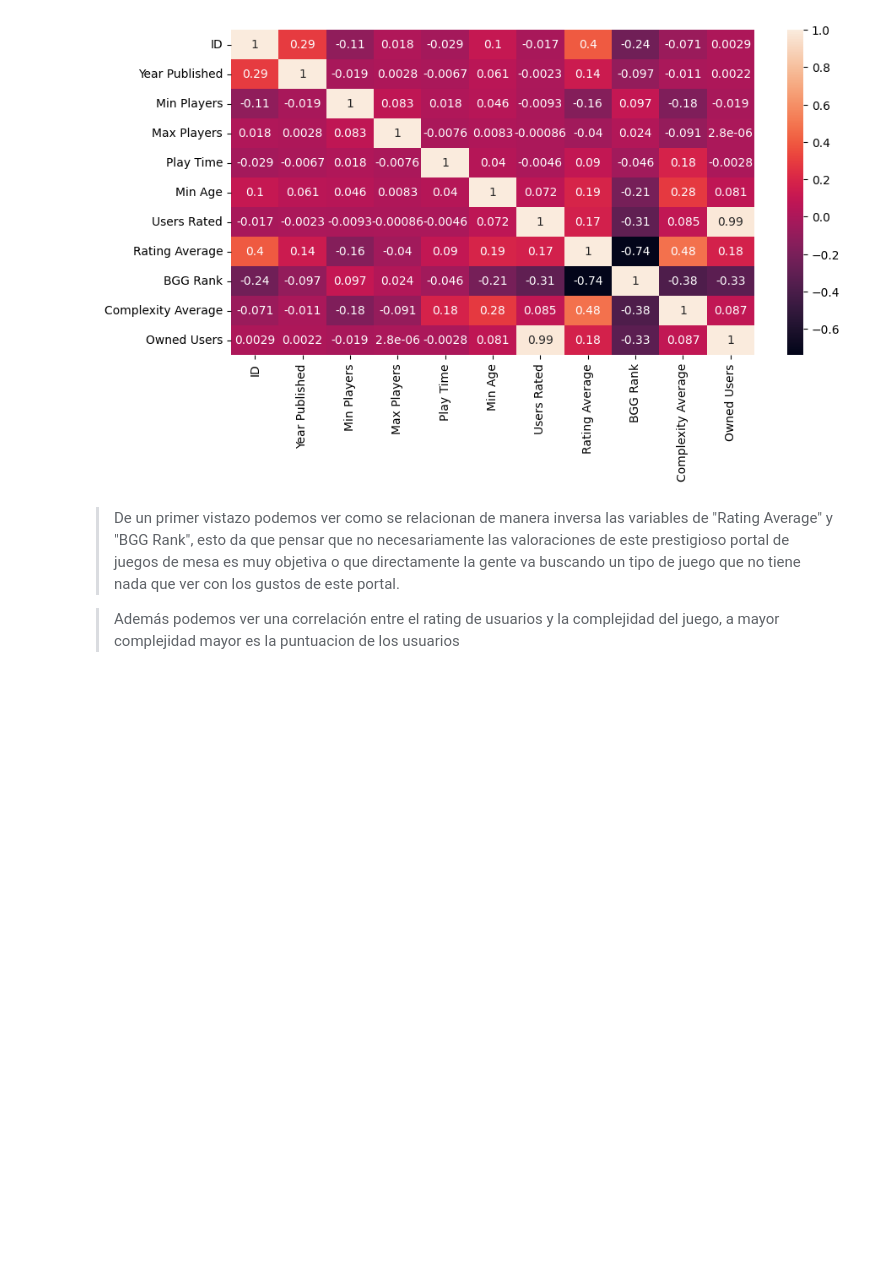
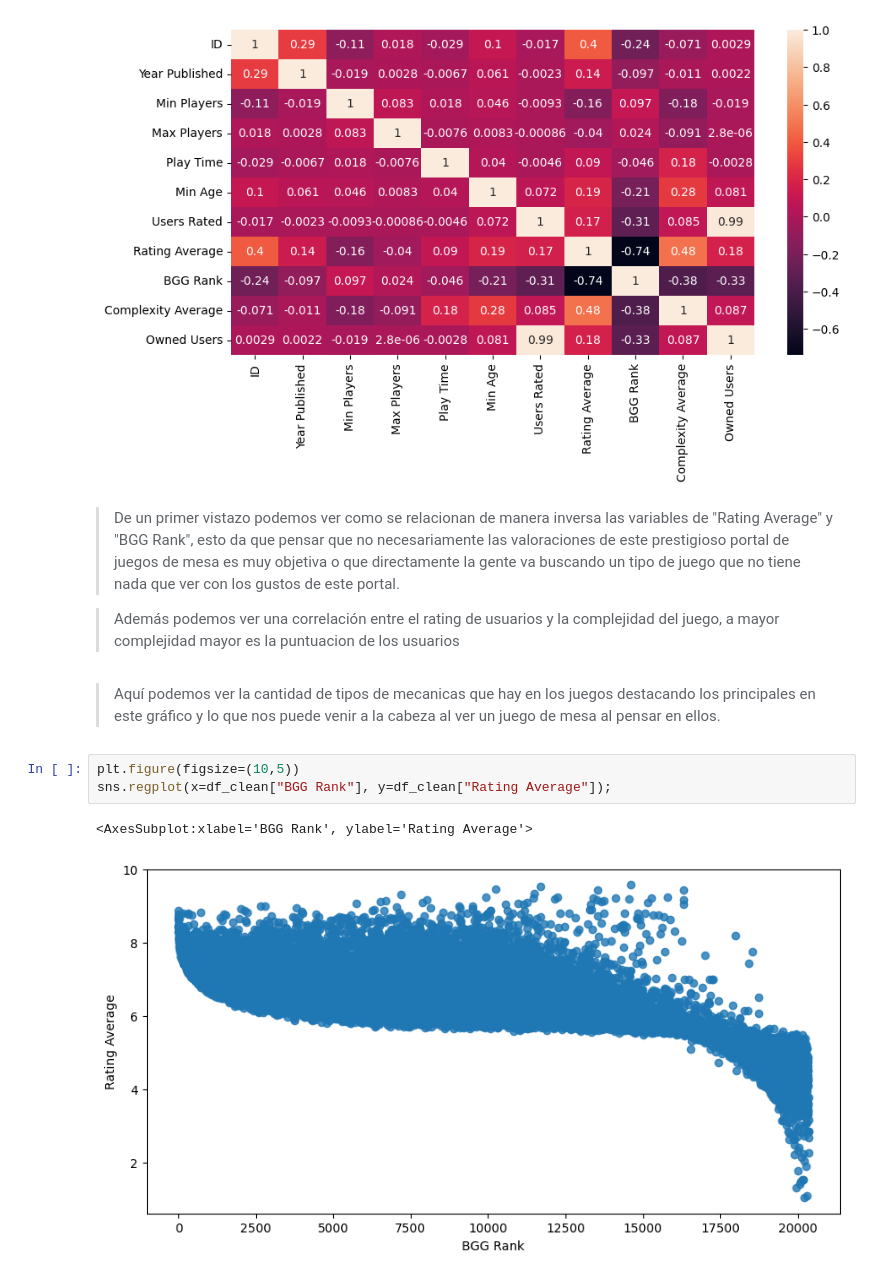
Before and after one commit to svalencia-romero/Prediccion-rating-de-usuarios-de-juegos-de-mesa, a Jupyter notebook: notebooks/01_EDA.ipynb, the cells around one changed output. Cells and saved outputs as stored; diff of their text form; blank space fills up the shorter version.

```diff
--- a/notebooks/01_EDA.ipynb
+++ b/notebooks/01_EDA.ipynb
@@ -57,3 +58,11 @@ sns.heatmap(df_clean.corr(),annot=True)
 
 
 >Además podemos ver una correlación entre el rating de usuarios y la complejidad del juego, a mayor complejidad mayor es la puntuacion de los usuarios
+# %% [markdown]
+>Aquí podemos ver la cantidad de tipos de mecanicas que hay en los juegos destacando los principales en este gráfico y lo que nos puede venir a la cabeza al ver un juego de mesa al pensar en ellos.
+# %%
+plt.figure(figsize=(10,5))
+sns.regplot(x=df_clean["BGG Rank"], y=df_clean["Rating Average"]);
+# %% [output]
+<AxesSubplot:xlabel='BGG Rank', ylabel='Rating Average'>
+[figure, added]
```
Also changed, not shown: parts of 2 cells of this notebook, 11 other files.
